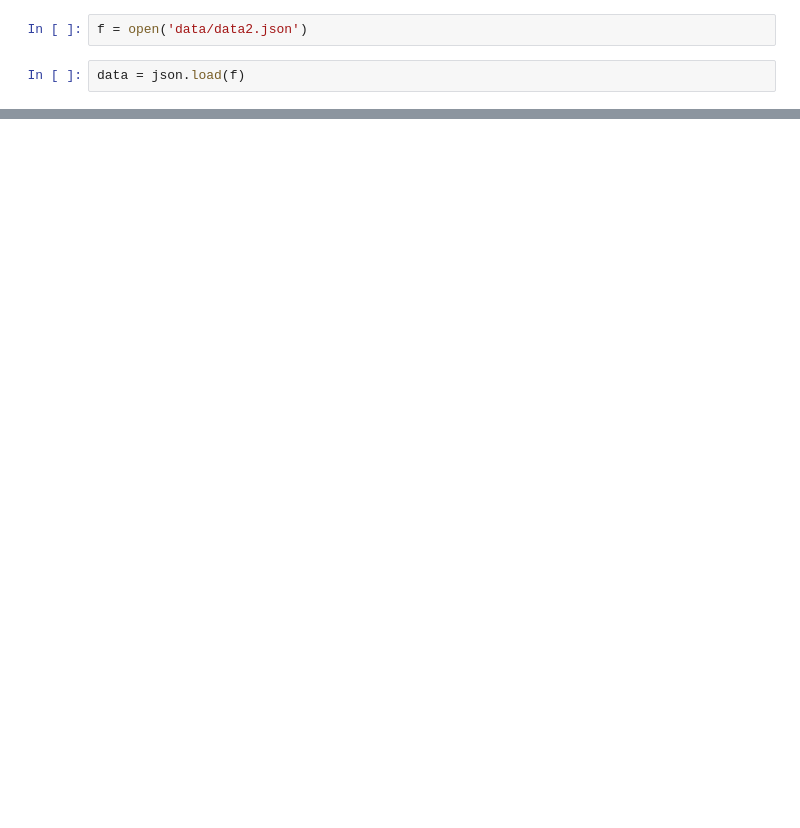
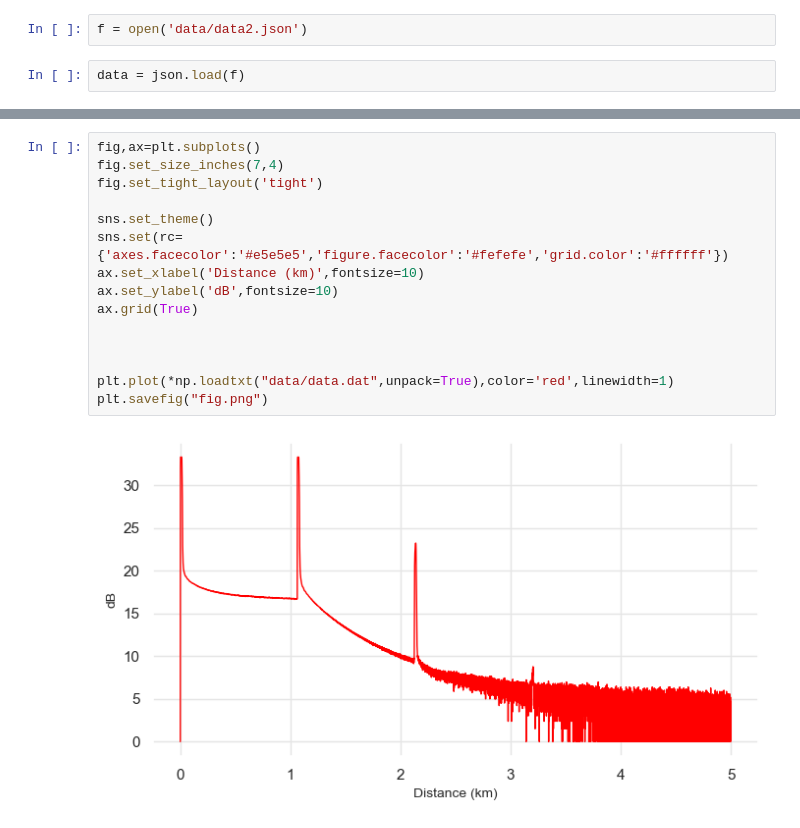
Before and after one commit to yogi512/OTDRplotting, a Jupyter notebook: plotter.ipynb, the cells around one changed output, grey strips where cells are left out. Cells and saved outputs as stored; diff of their text form; blank space fills up the shorter version.

```diff
--- a/plotter.ipynb
+++ b/plotter.ipynb
@@ -78,0 +81,17 @@ plt.savefig("mygraph.png")
+# %%
+fig,ax=plt.subplots()
+fig.set_size_inches(7,4)
+fig.set_tight_layout('tight')
+
+sns.set_theme()
+sns.set(rc={'axes.facecolor':'#e5e5e5','figure.facecolor':'#fefefe','grid.color':'#ffffff'})
+ax.set_xlabel('Distance (km)',fontsize=10)
+ax.set_ylabel('dB',fontsize=10)
+ax.grid(True)
+
+
+
+plt.plot(*np.loadtxt("data/data.dat",unpack=True),color='red',linewidth=1)
+plt.savefig("fig.png")
+# %% [output]
+[figure, added]
```
Also changed, not shown: parts of 8 cells of this notebook, 4 other files.
